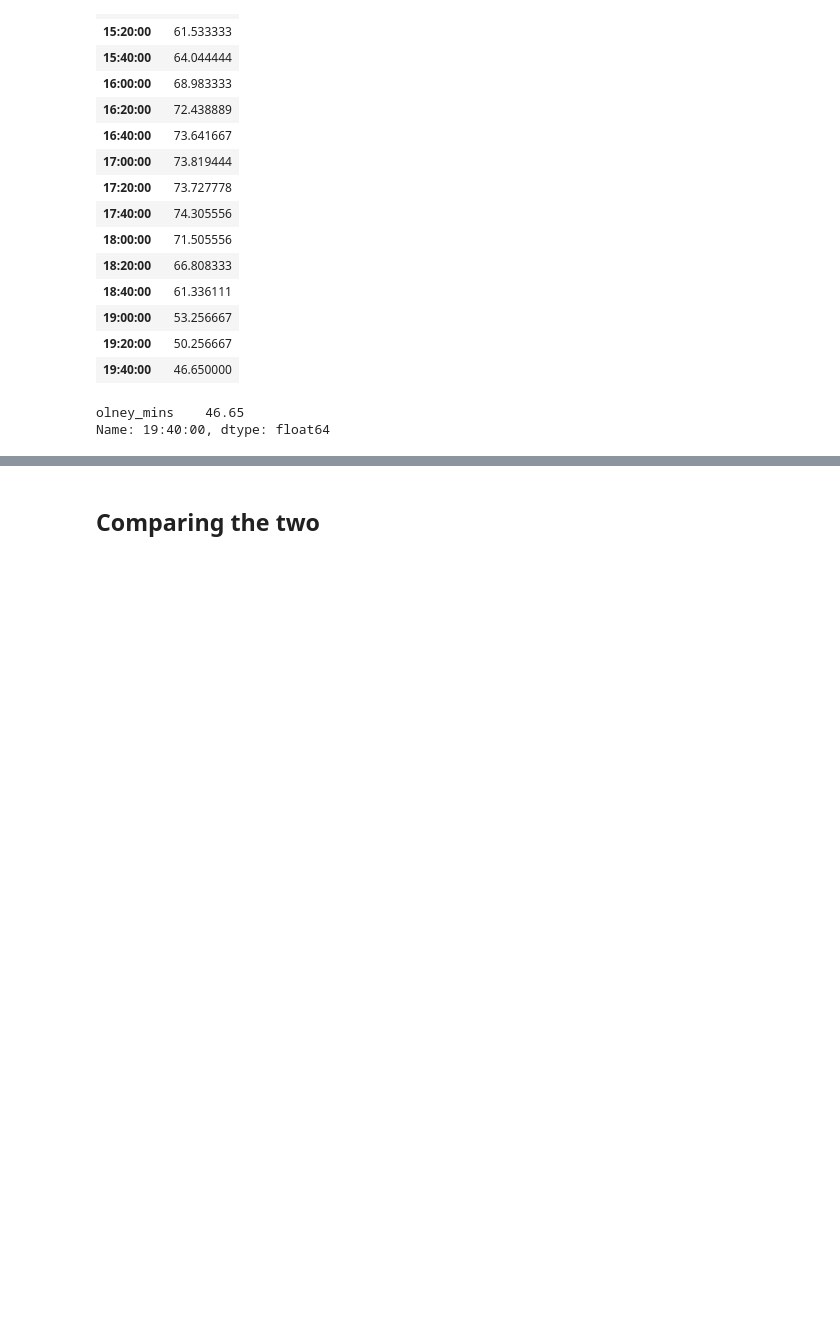
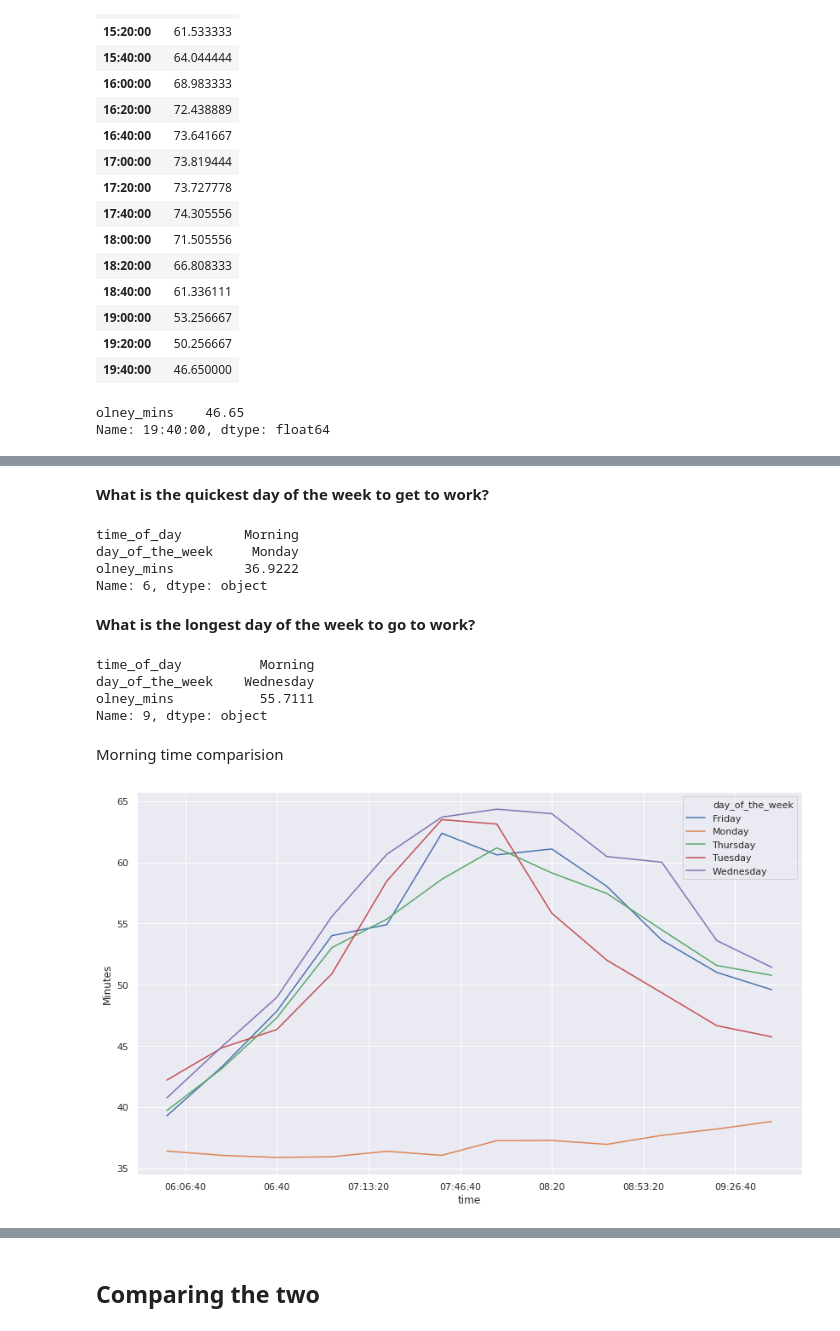
Before and after one commit to anjmittu/travel-time-data-analysis, a Jupyter notebook: data_analysis.ipynb, the cells around one changed output, grey strips where cells are left out. Drawn from its saved outputs; the diff is of its cells as text; code cells hidden in the pictures; blank space fills up the shorter version.

```diff
--- a/data_analysis.ipynb
+++ b/data_analysis.ipynb
@@ -108,0 +147,32 @@ Name: 19:40:00, dtype: float64
+# %% [markdown]
+**What is the quickest day of the week to get to work?**
+# %%
+data_olney_dow_morning.loc[data_olney_dow_morning['olney_mins'].idxmin()]
+# %% [output]
+time_of_day        Morning
+day_of_the_week     Monday
+olney_mins         36.9222
+Name: 6, dtype: object
+# %% [markdown]
+**What is the longest day of the week to go to work?**
+# %%
+data_olney_dow_morning.loc[data_olney_dow_morning['olney_mins'].idxmax()]
+# %% [output]
+time_of_day          Morning
+day_of_the_week    Wednesday
+olney_mins           55.7111
+Name: 9, dtype: object
+# %% [markdown]
+Morning time comparision
+# %%
+data_olney_morning = data_olney.loc[data_olney['time_of_day'] == "Morning"]
+plot_data = data_olney_morning.groupby(['day_of_the_week', 'time']).mean().reset_index()
+fig, ax1 = plt.subplots(figsize=(14, 8.27))
+g = sns.lineplot(x='time', y='olney_mins', data=plot_data, hue="day_of_the_week", ax=ax1, sort=True)
+
+# Create a second y-axis with the scaled ticks
+ax1.set_ylabel('Minutes')
+
+plt.show()
+# %% [output]
+[figure, added]
```
Also changed, not shown: parts of 21 cells of this notebook.
